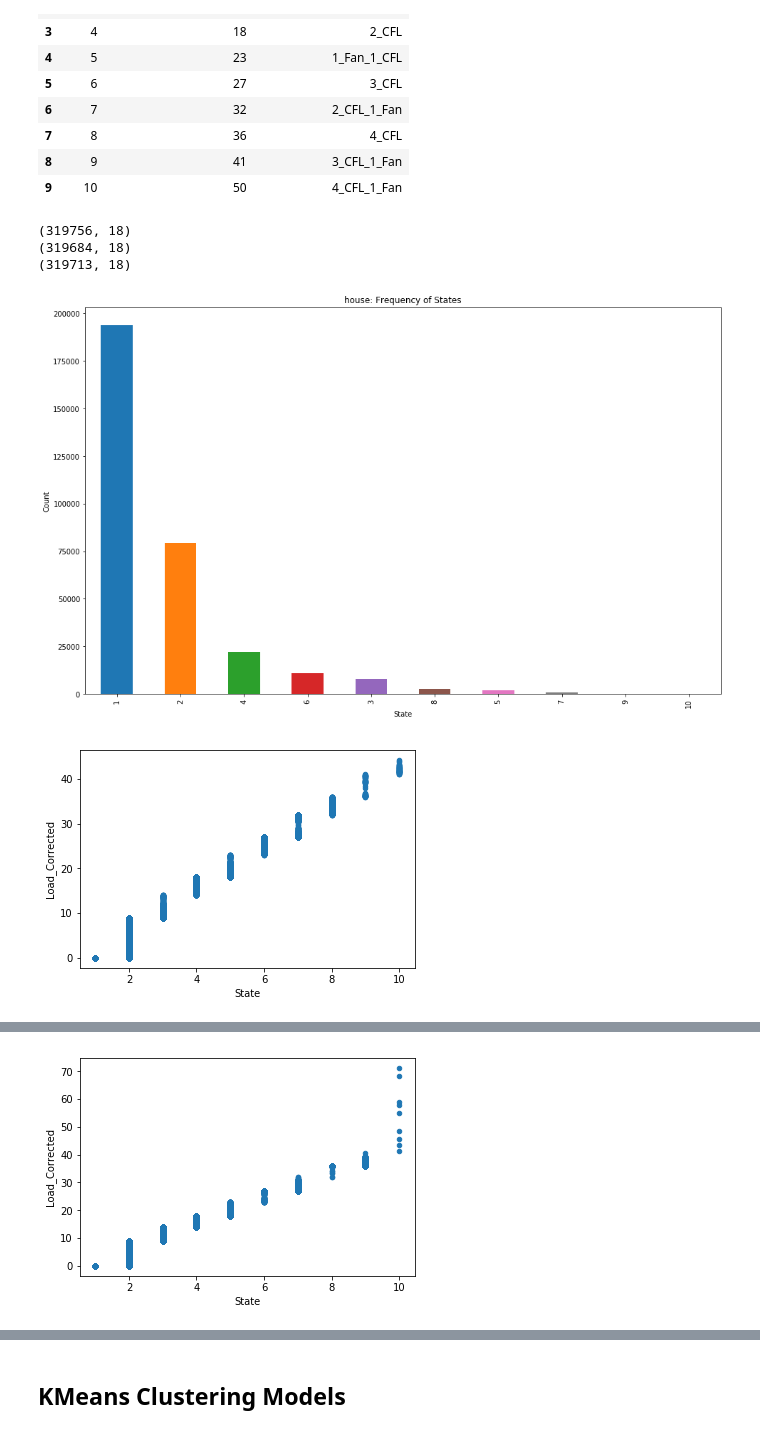
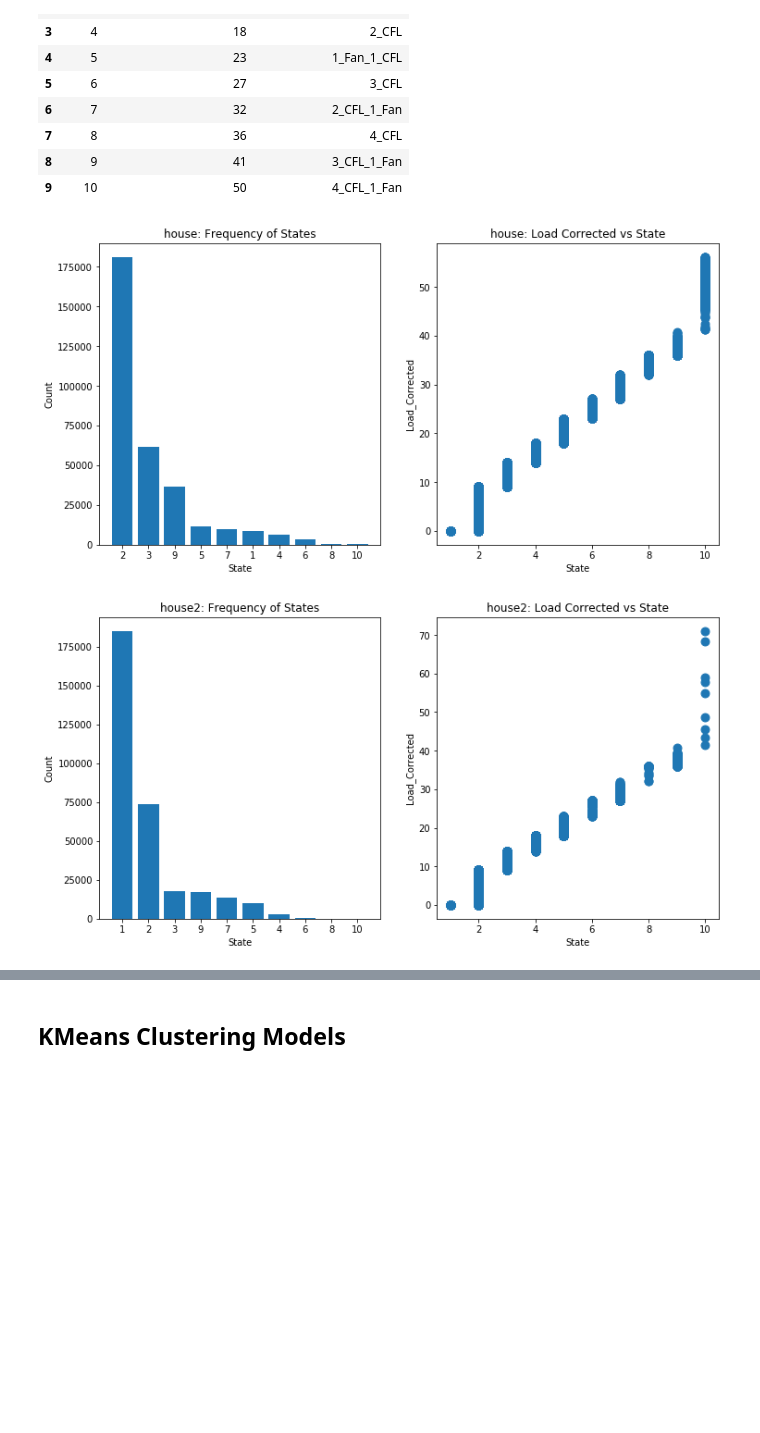
Before and after one commit to natwille1/Solar_Energy_Prediction, a Jupyter notebook: clustering-v1.ipynb, the cells around one changed output, grey strips where cells are left out. Drawn from its saved outputs; the diff is of its cells as text; code cells hidden in the pictures; blank space fills up the shorter version.

Commit message:
updated plots

```diff
--- a/clustering-v1.ipynb
+++ b/clustering-v1.ipynb
@@ -73,30 +73,33 @@ def data_processing(data):
     return data
 
 def data_plot(data, name):
-    plt.figure(figsize=(16,10))
-    data['State'].value_counts().plot(kind='bar')
-    plt.title("%s: Frequency of States" % name)
+    fig, ax = plt.subplots(1,2, figsize=(12,6))
+    counts = pd.DataFrame(data['State'].value_counts().reset_index())
+    ax[0].set_title("%s: Frequency of States" % name)
+    ax[0].set_xlabel("State")
+    ax[0].set_ylabel("Count")
+    ax[0].bar(counts['index'], counts['State'])
+    plt.ylabel("Load_Corrected")
     plt.xlabel("State")
-    plt.ylabel("Count")
+    data['State'] = data['State'].astype('int64')
+    ax[1].set_title("%s: Load Corrected vs State" % name)
+    ax[1].scatter(data['State'], data['Load_Corrected'], s=80)
     plt.show()
-    data['State'] = data['State'].astype('int64')
-    data.plot(x='State', y='Load_Corrected', kind='scatter')
-    plt.show()
 # %%
-house = data_processing(house)
-house2 = data_processing(house2)
-house3 = data_processing(house3)
+houses = [house, house2, house3]
+names = ['house', 'house2', 'house3']
 
-print(house.shape)
-print(house2.shape)
-print(house3.shape)
+for h,n in zip(houses,names):
+    house = data_processing(h)
+    data_plot(house, n)
 
-data_plot(house, 'house')
-data_plot(house2, 'house2')
-data_plot(house3, 'house3')
+# house = data_processing(house)
+# house2 = data_processing(house2)
+# house3 = data_processing(house3)
+
+# data_plot(house, 'house')
+# data_plot(house2, 'house2')
+# data_plot(house3, 'house3')
 # %% [output]
-(319756, 18)
-(319684, 18)
-(319713, 18)
-[figure, old version]
+[figure, new version]
-[figure, old version]
+[figure, new version]
@@ -104 +106,0 @@ data_plot(house3, 'house3')
-[figure, removed]
```
Also changed, not shown: parts of 4 cells of this notebook.
